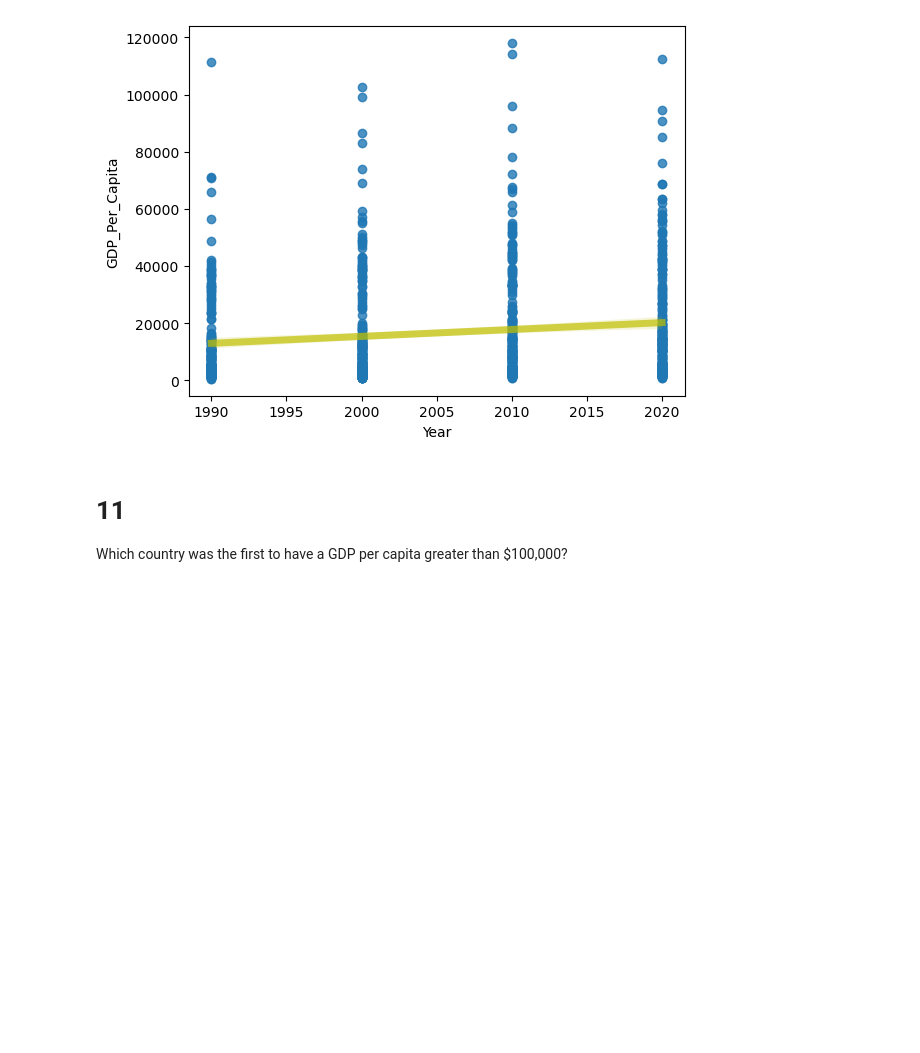
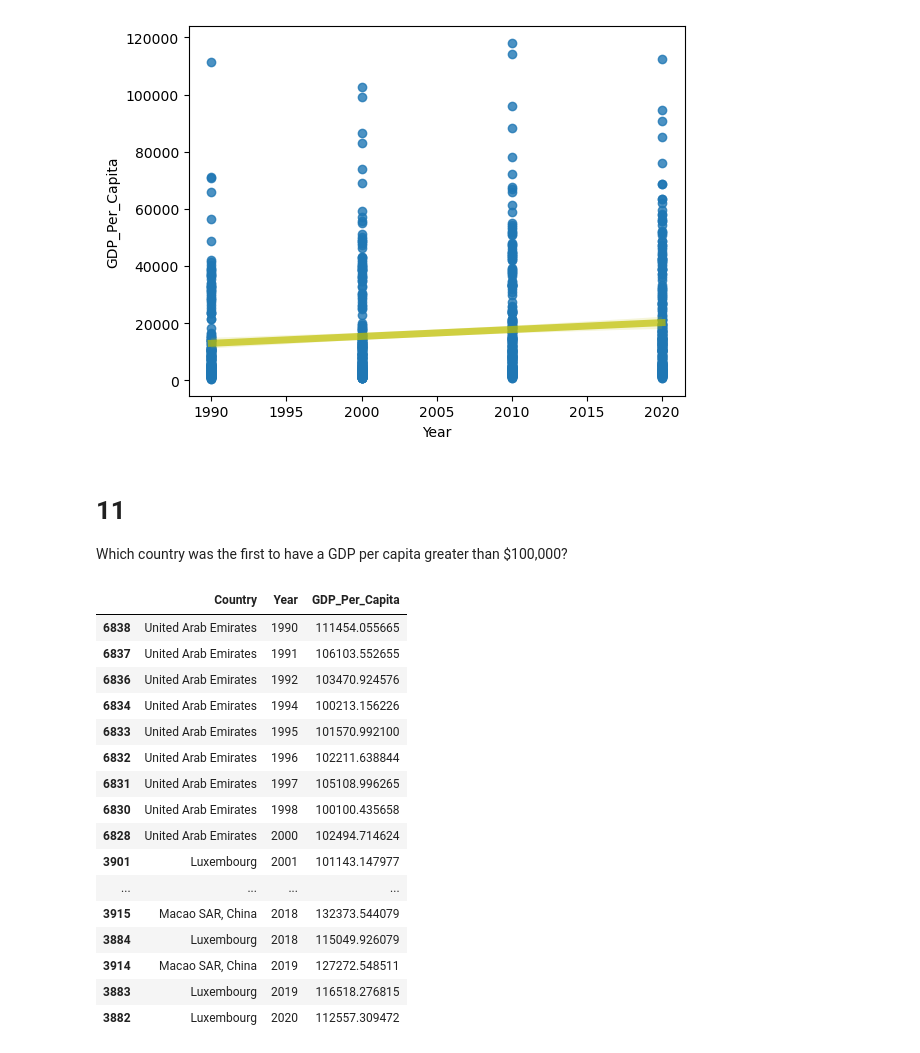
Before and after one commit to alexsacaquirin/UNDATA-PYTHON, a Jupyter notebook: notebooks/UNdata_Project.ipynb, the cells around one changed output. Saved outputs shown, nothing was run; the diff lists cells and outputs as text; code cells hidden in the pictures; blank space fills up the shorter version.

```diff
--- a/notebooks/UNdata_Project.ipynb
+++ b/notebooks/UNdata_Project.ipynb
@@ -155,3 +155,23 @@ plt.show()
 # %% [markdown]
 # 11
 Which country was the first to have a GDP per capita greater than $100,000?
+# %%
+gdp_df[ gdp_df["GDP_Per_Capita"]>100000].sort_values("Year")
+# %% [output]
+|  | Country | Year | GDP_Per_Capita |
+| 6838 | United Arab Emirates | 1990 | 111454.055665 |
+| 6837 | United Arab Emirates | 1991 | 106103.552655 |
+| 6836 | United Arab Emirates | 1992 | 103470.924576 |
+| 6834 | United Arab Emirates | 1994 | 100213.156226 |
+| 6833 | United Arab Emirates | 1995 | 101570.992100 |
+| 6832 | United Arab Emirates | 1996 | 102211.638844 |
+| 6831 | United Arab Emirates | 1997 | 105108.996265 |
+| 6830 | United Arab Emirates | 1998 | 100100.435658 |
+| 6828 | United Arab Emirates | 2000 | 102494.714624 |
+| 3901 | Luxembourg | 2001 | 101143.147977 |
+| ... | ... | ... | ... |
+| 3915 | Macao SAR, China | 2018 | 132373.544079 |
+| 3884 | Luxembourg | 2018 | 115049.926079 |
+| 3914 | Macao SAR, China | 2019 | 127272.548511 |
+| 3883 | Luxembourg | 2019 | 116518.276815 |
+| 3882 | Luxembourg | 2020 | 112557.309472 |
```
Also changed, not shown: parts of 8 cells of this notebook.
